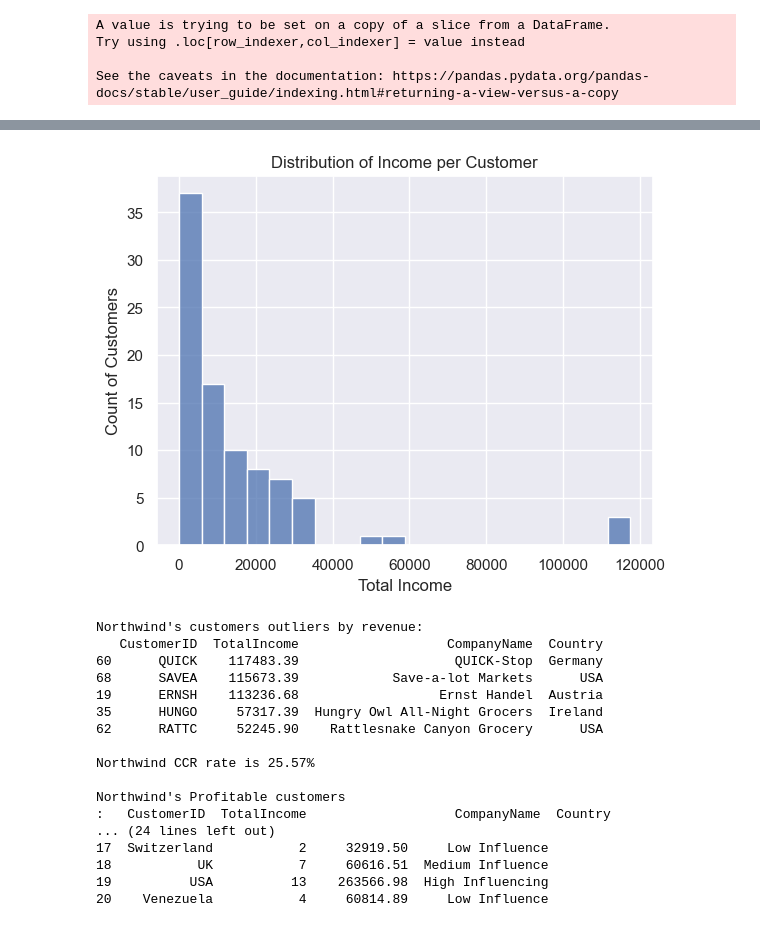
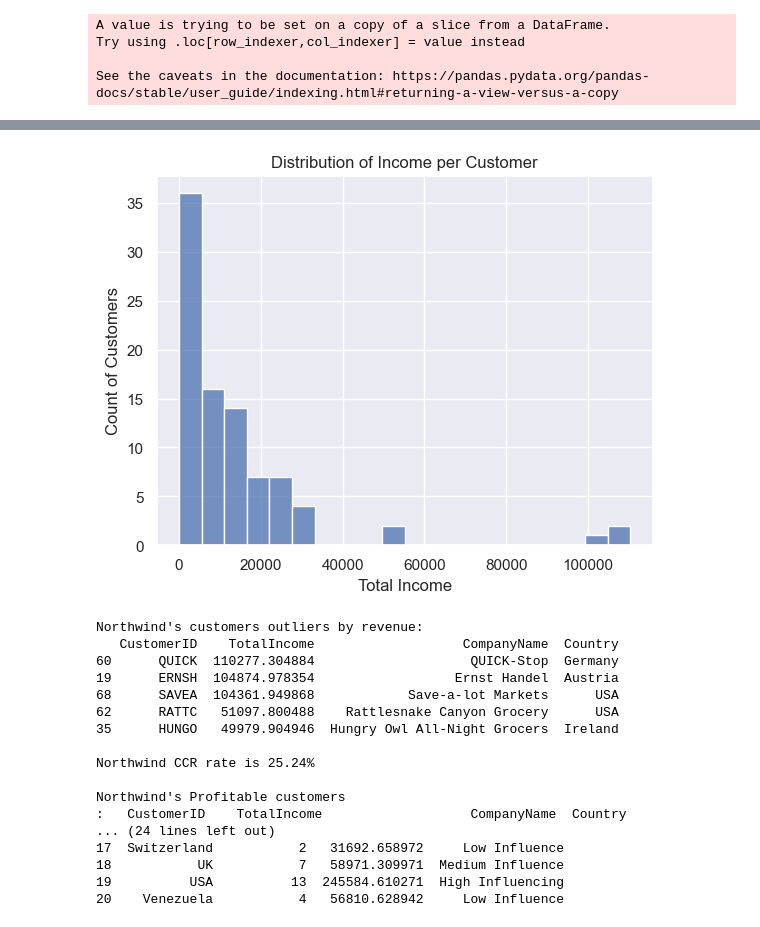
Before and after one commit to yarinsella/Northwind-EDA-, a Jupyter notebook: main.ipynb, the cells around one changed output, grey strips where cells are left out. Cells and saved outputs as stored; diff of their text form; code cells hidden in the pictures.

Commit message:
Fixing Total Income - adding refrence to discounts

```diff
--- a/main.ipynb
+++ b/main.ipynb
@@ -394,7 +397,7 @@ See the caveats in the documentation: https://pandas.pydata.org/pandas-docs/stab
 # print(Customers.info())
 
 #Cleaning and pre processing
-OrderDetails['TotalIncome']=OrderDetails['UnitPrice']*OrderDetails['Quantity']
+OrderDetails['TotalIncome']=OrderDetails['UnitPrice']*OrderDetails['Quantity']-(OrderDetails['UnitPrice']*OrderDetails['Quantity']*OrderDetails['Discount'])
 revenue_per_order =OrderDetails.groupby('OrderID')['TotalIncome'].sum().reset_index()
 
 revenue_per_customer = pd.merge(revenue_per_order,Orders[['OrderID','CustomerID']],on='OrderID')
@@ -479,18 +482,18 @@ Northwind top 3 customers are
-[figure, old version]
+[figure, new version]
 Northwind's customers outliers by revenue:
-   CustomerID  TotalIncome                   CompanyName  Country
-60      QUICK    117483.39                    QUICK-Stop  Germany
-68      SAVEA    115673.39            Save-a-lot Markets      USA
-19      ERNSH    113236.68                  Ernst Handel  Austria
-35      HUNGO     57317.39  Hungry Owl All-Night Grocers  Ireland
-62      RATTC     52245.90    Rattlesnake Canyon Grocery      USA
+   CustomerID    TotalIncome                   CompanyName  Country
+60      QUICK  110277.304884                    QUICK-Stop  Germany
+19      ERNSH  104874.978354                  Ernst Handel  Austria
+68      SAVEA  104361.949868            Save-a-lot Markets      USA
+62      RATTC   51097.800488    Rattlesnake Canyon Grocery      USA
+35      HUNGO   49979.904946  Hungry Owl All-Night Grocers  Ireland
 
-Northwind CCR rate is 25.57%
+Northwind CCR rate is 25.24%
 
 Northwind's Profitable customers
-:   CustomerID  TotalIncome                   CompanyName  Country
+:   CustomerID    TotalIncome                   CompanyName  Country
 ... (24 lines left out)
-17  Switzerland           2     32919.50     Low Influence
-18           UK           7     60616.51  Medium Influence
-19          USA          13    263566.98  High Influencing
-20    Venezuela           4     60814.89     Low Influence
+17  Switzerland           2   31692.658972     Low Influence
+18           UK           7   58971.309971  Medium Influence
+19          USA          13  245584.610271  High Influencing
+20    Venezuela           4   56810.628942     Low Influence
```
Also changed, not shown: parts of 7 cells of this notebook.
